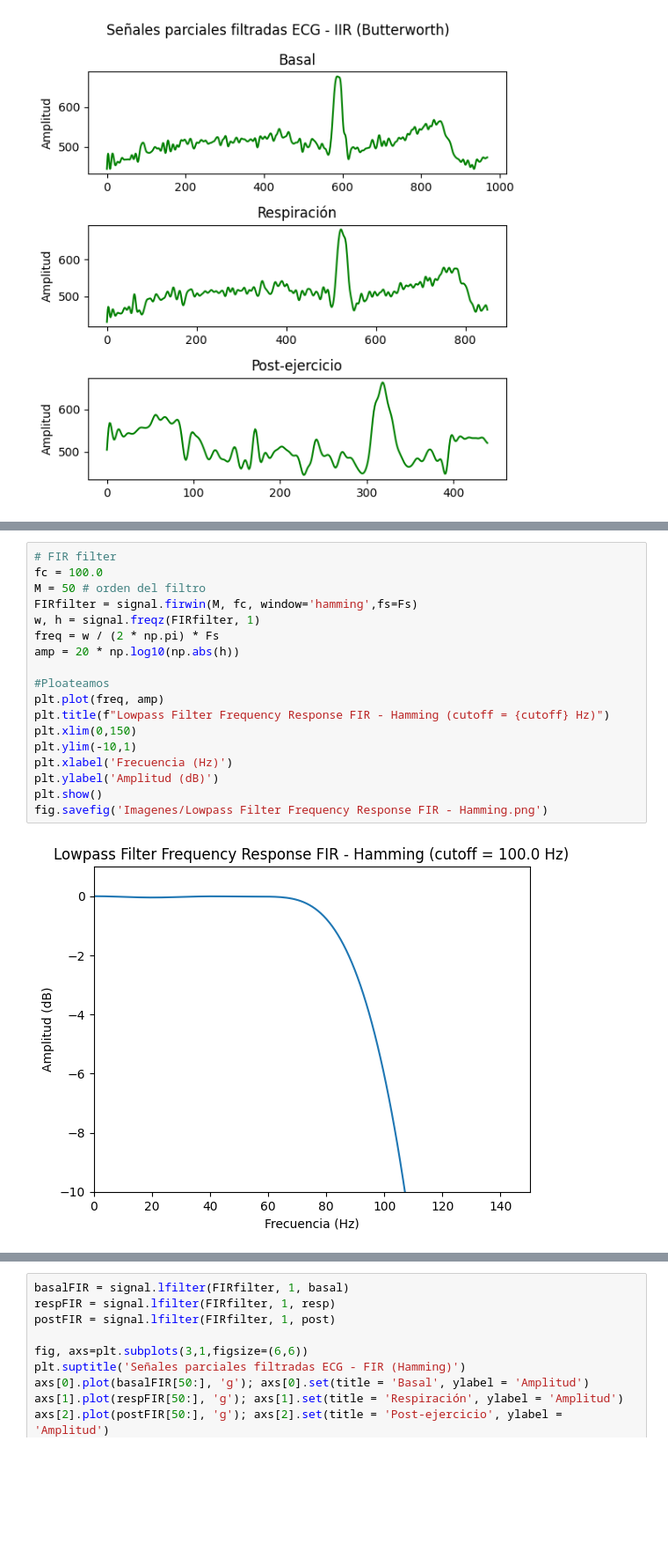
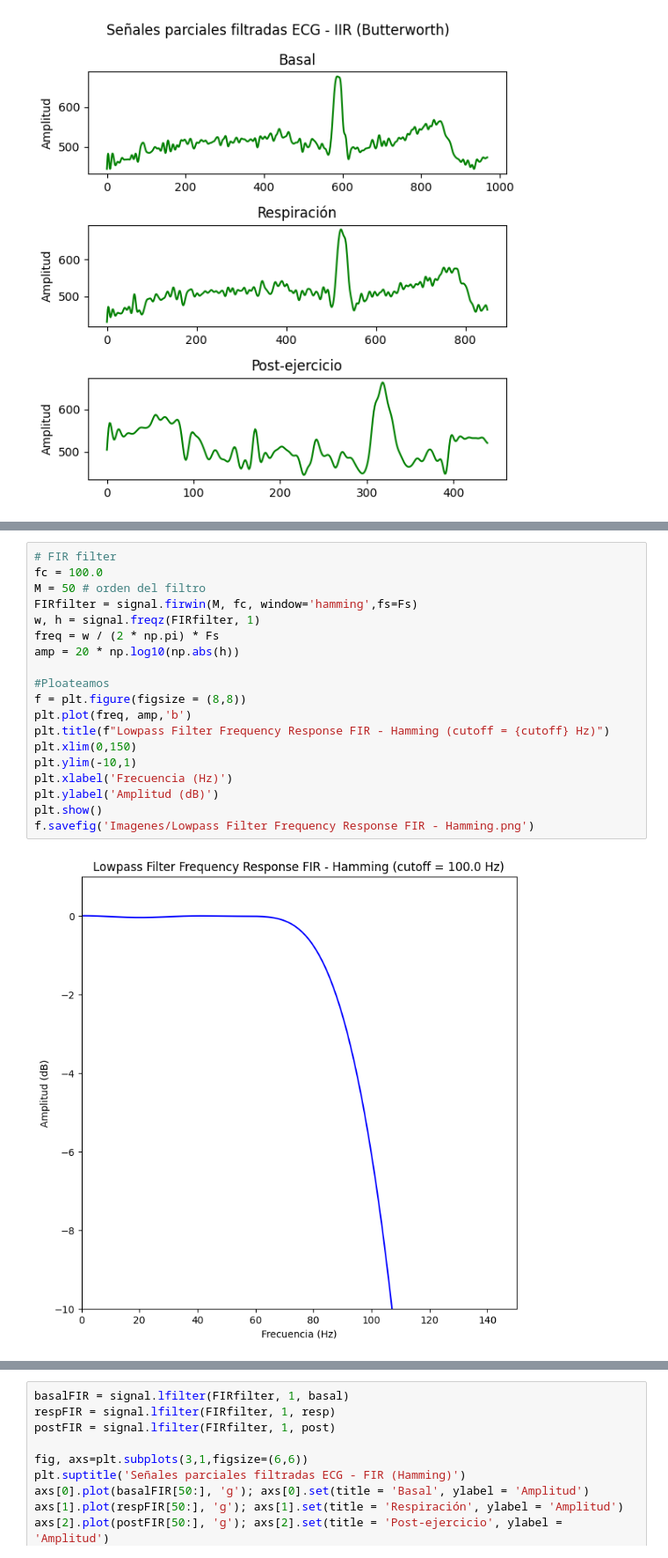
Before and after one commit to Grupo2-IntroduccionSenalesMedicas/S_biomedica, a Jupyter notebook: ISB/Laboratorios/Programación/Filtering/FilteringSignals.ipynb, the cells around one changed output, grey strips where cells are left out. Shown at 88% size. Drawn from its saved outputs; the diff is of its cells as text; blank space fills up the shorter version.

```diff
--- a/ISB/Laboratorios/Programación/Filtering/FilteringSignals.ipynb
+++ b/ISB/Laboratorios/Programación/Filtering/FilteringSignals.ipynb
@@ -237,22 +237,23 @@ fig.savefig('Imagenes/Analisis espectral - FIR.png')
 # %%
 # FIR filter
 fc = 100.0
 M = 50 # orden del filtro
 FIRfilter = signal.firwin(M, fc, window='hamming',fs=Fs)
 w, h = signal.freqz(FIRfilter, 1)
 freq = w / (2 * np.pi) * Fs
 amp = 20 * np.log10(np.abs(h))
 
 #Ploateamos
-plt.plot(freq, amp)
+f = plt.figure(figsize = (8,8))
+plt.plot(freq, amp,'b')
 plt.title(f"Lowpass Filter Frequency Response FIR - Hamming (cutoff = {cutoff} Hz)")
 plt.xlim(0,150)
 plt.ylim(-10,1)
 plt.xlabel('Frecuencia (Hz)')
 plt.ylabel('Amplitud (dB)')
 plt.show()
-fig.savefig('Imagenes/Lowpass Filter Frequency Response FIR - Hamming.png')
+f.savefig('Imagenes/Lowpass Filter Frequency Response FIR - Hamming.png')
 # %% [output]
-[figure, old version]
+[figure, new version]
 # %%
 # Plano Z - FIR
```
Also changed, not shown: parts of 5 cells of this notebook, 7 other files.
